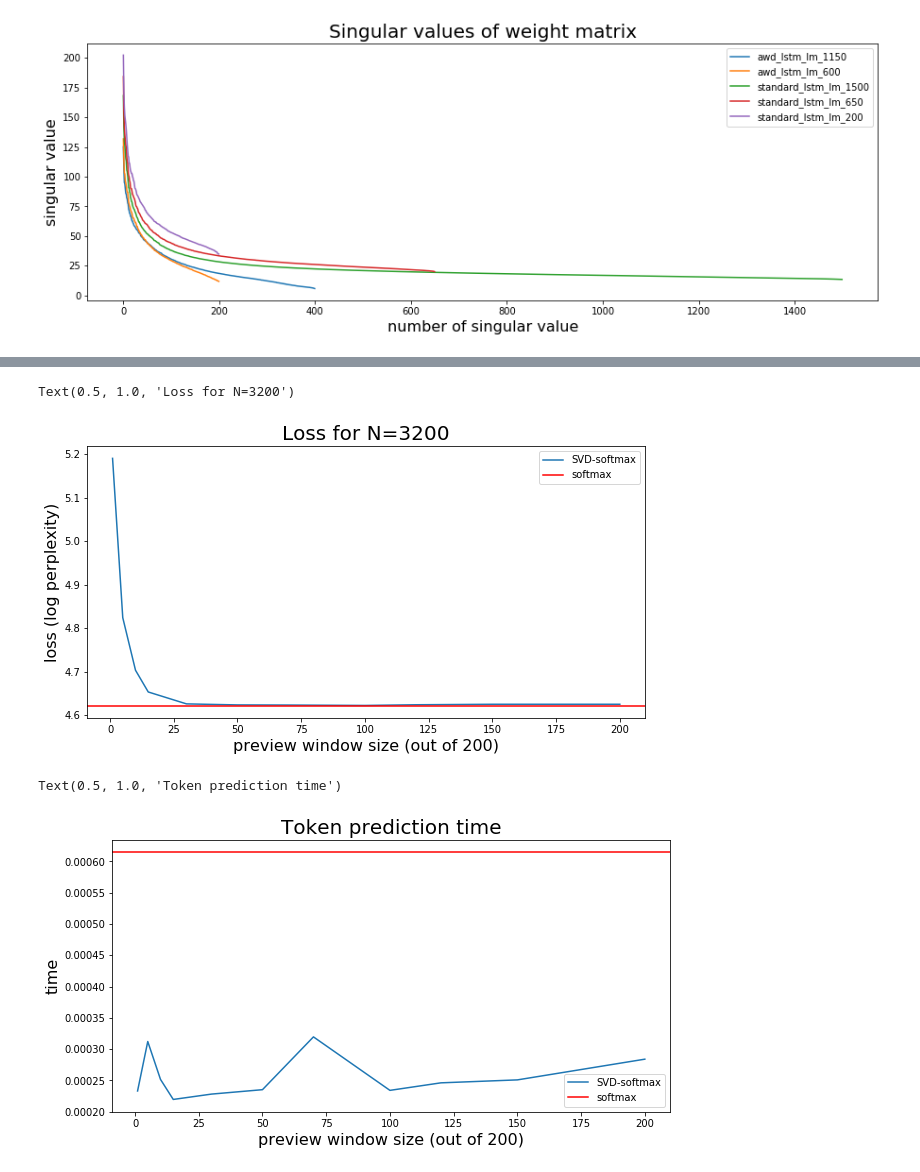
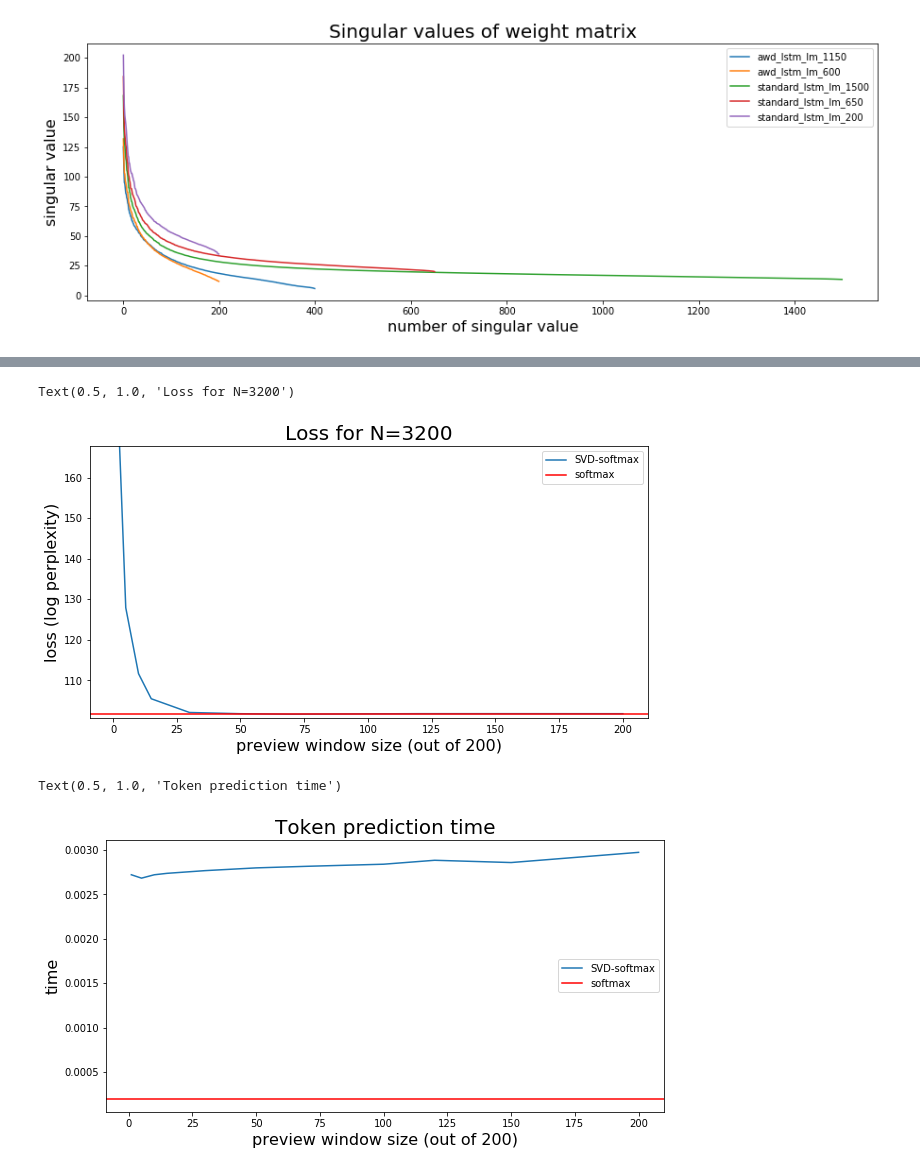
Before and after one commit to asmekal/softmax-acceleration, a Jupyter notebook: Fast softmax approximations.ipynb, the cells around one changed output, grey strips where cells are left out. Saved outputs shown, nothing was run; the diff lists cells and outputs as text; code cells hidden in the pictures.

Commit message:
graphs

```diff
--- a/Fast softmax approximations.ipynb
+++ b/Fast softmax approximations.ipynb
@@ -110,7 +110,7 @@ def detach(hidden):
         hidden = hidden.detach()
     return hidden
 
-def evaluate(model, data_source, batch_size, ctx, loss=loss, max_steps=50):
+def evaluate(model, data_source, batch_size, ctx, loss=loss, max_steps=1000//batch_size):
     total_L = 0.0
     total_time = 0.0
     ntotal = 0
@@ -319,8 +330,6 @@ model.decoder = original_decoder
 # %%
 %%time
 model.decoder = original_decoder
-model.decoder = with_sm_decoder(model)
-sm_original_decoder = model.decoder
 model.hybridize(active=False)
-evaluate_and_log(model, test_data, batch_size, context, loss=CELoss())
+orig_l, orig_t = evaluate_and_log(model, test_data, batch_size, context, loss=loss)
 # %% [output]
@@ -332,14 +341,14 @@ import tqdm
 # %%
 %%time
 ts, ls = [], []
-full_view_N = 32
+full_view_N = 3200
 preview_Ws = [1, 5, 10, 15, 30, 50, 70, 100, 120, 150, 200]
 for preview_W in tqdm.tqdm(preview_Ws):
     model.decoder = original_decoder
-    model.decoder = create_decoder(model, preview_W=preview_W, full_view_N=full_view_N, return_full=False)
+    model.decoder = create_decoder(model, preview_W=preview_W, full_view_N=full_view_N)
     model.hybridize(active=False)
-#     l, t = evaluate_and_log(model, test_data, batch_size, context, loss=CELoss())
-    l, t = evaluate_and_log(model, test_data, batch_size, context, loss=None)
+    l, t = evaluate(model, test_data, batch_size, context, loss=loss)
+#     l, t = evaluate_and_log(model, test_data, batch_size, context, loss=None)
 
 #     model.decoder = original_decoder
 #     model.decoder = create_decoder(model, preview_W=preview_W, full_view_N=full_view_N, return_full=False)
@@ -364,22 +362,23 @@ Wall time: 1min 54s
 # %%
 plt.figure(figsize=(10,5))
-plt.plot(preview_Ws, ls, label="SVD-softmax")
-plt.axhline(y=4.62, color='red', label="softmax")
+plt.plot(preview_Ws, np.exp(ls), label="SVD-softmax")
+plt.axhline(y=np.exp(orig_l), color='red', label="softmax")
 plt.xlabel("preview window size (out of 200)", fontsize=16)
 plt.ylabel("loss (log perplexity)", fontsize=16)
+plt.ylim((np.exp(orig_l-0.01), np.exp(orig_l+0.5)))
 plt.legend()
 plt.title("Loss for N=3200", fontsize=20)
 # %% [output]
 Text(0.5, 1.0, 'Loss for N=3200')
-[figure, old version]
+[figure, new version]
 # %%
 plt.figure(figsize=(10,5))
 plt.plot(preview_Ws, ts, label="SVD-softmax")
-plt.axhline(y=0.0006145, color='red', label="softmax")
+plt.axhline(y=0.00019, color='red', label="softmax")
 plt.xlabel("preview window size (out of 200)", fontsize=16)
 plt.ylabel("time", fontsize=16)
 plt.legend()
 plt.title("Token prediction time", fontsize=20)
 # %% [output]
 Text(0.5, 1.0, 'Token prediction time')
-[figure, old version]
+[figure, new version]
```
Also changed, not shown: parts of 12 cells of this notebook.
